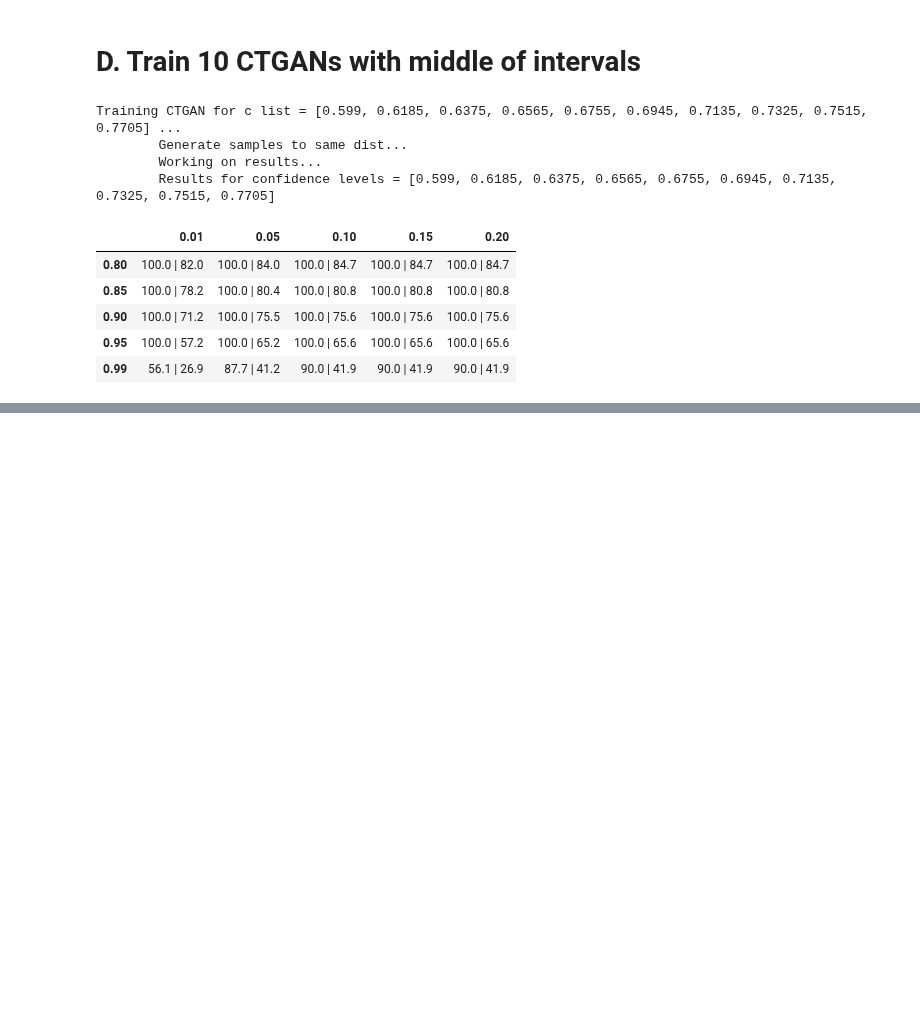
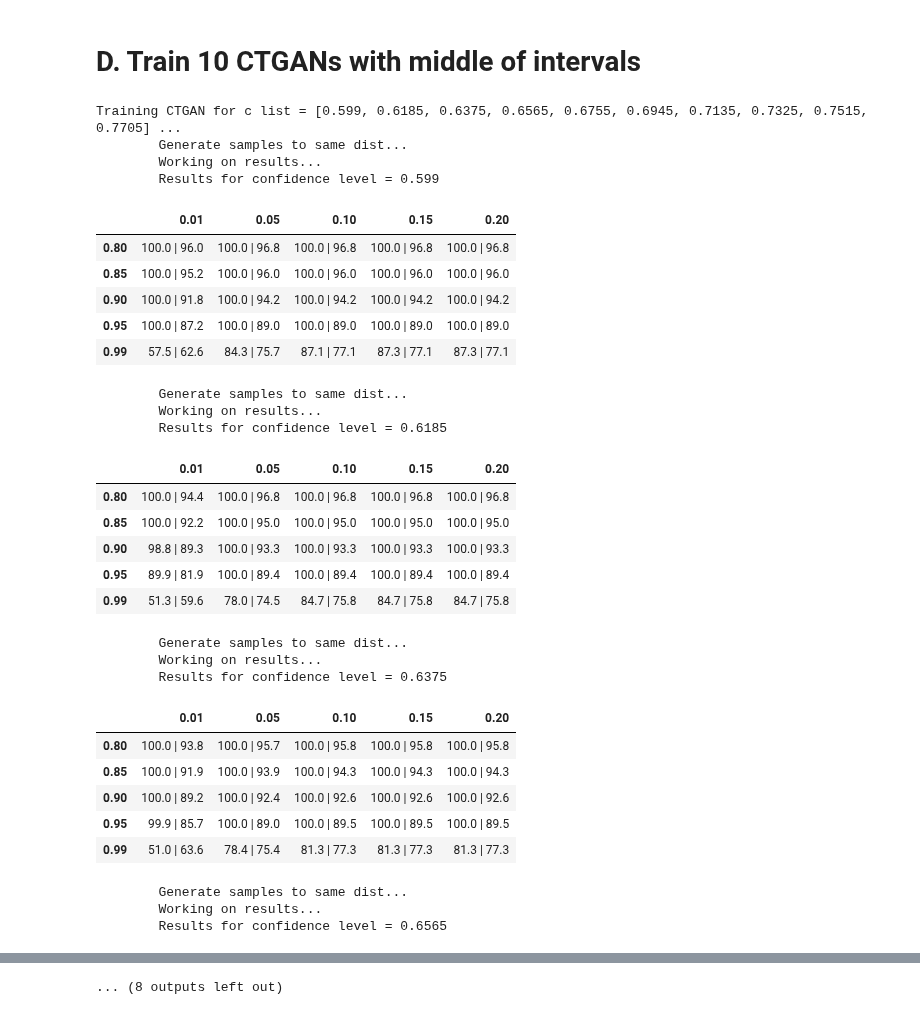
Before and after one commit to roye52371/CTGAN, a Jupyter notebook: German.ipynb, the cells around one changed output, grey strips where cells are left out. Saved outputs shown, nothing was run; the diff lists cells and outputs as text; code cells hidden in the pictures; blank space fills up the shorter version.

Commit message:
create a loop of confidence a sent it to sample' creating tables of result accordigly

```diff
--- a/German.ipynb
+++ b/German.ipynb
@@ -98,58 +98,80 @@ loss = 'log'
 #now ctgan synthesizer gets conf levels as input
 rf_ctgan = CTGANSynthesizer(batch_size=batch_size,
                             blackbox_model=rf,
                             preprocessing_pipeline=preprocessor,
                             bb_loss=loss,
                             confidence_levels=top_c_lst
                             )
 #print(rf_ctgan.confidence_levels)
 
 print(f"Training CTGAN for c list = {top_c_lst} ...")
 #removed conf level from fit input arguements
 allconf_levels_hist = rf_ctgan.fit(train_data=z,
                                    epochs=epochs,
                                    gen_lr=gen_lr,
                                    verbose=False
                                   )
 
 # rf_ctgan.save(f"{MODELS_PATH}/{dataset}_ctgan_c_{confidence_level}.pkl")
 # plot_losses(hist, title=f'{dataset} loss, c = {confidence_level}')
 # print()
 
-
-print("\tGenerate samples to same dist...")
-# Generate samples to same dist
-samples = 100000
-gen_data = rf_ctgan.sample(samples)
-y_prob = rf.predict_proba(gen_data)
-y_conf_gen = y_prob[:, 0]  # confidence scores
+#add here conf loop, send each conf to samples as input each loop
+for c in top_c_lst:
+    print("\tGenerate samples to same dist...")
+    # Generate samples to same dist
+    samples = 100000
+    gen_data = rf_ctgan.sample(samples,c)
+    y_prob = rf.predict_proba(gen_data)
+    y_conf_gen = y_prob[:, 0]  # confidence scores
 
 
-# ans is the indices of gen_data to make the same dist
-ans = gen_data_to_same_conf_dist_as_train(y_conf_gen, y_conf_train)
-gen_data_same_dist = gen_data.iloc[ans]
-y_conf_gen_same_dist = y_conf_gen[ans]
+    # ans is the indices of gen_data to make the same dist
+    ans = gen_data_to_same_conf_dist_as_train(y_conf_gen, y_conf_train)
+    gen_data_same_dist = gen_data.iloc[ans]
+    y_conf_gen_same_dist = y_conf_gen[ans]
 
-# inverse the generated data
-scaler = get_scaler(preprocessor)
-gen_data_inv = scaler.inverse_transform(gen_data_same_dist)
-gen_data_inv = pd.DataFrame(gen_data_inv)
+    # inverse the generated data
+    scaler = get_scaler(preprocessor)
+    gen_data_inv = scaler.inverse_transform(gen_data_same_dist)
+    gen_data_inv = pd.DataFrame(gen_data_inv)
 
-# y_conf_gen_same_dist, gen_data_inv what we want
-# results
-# E. Calculate coverage for each similarity and conf diff thresholds
-print(f"\tWorking on results...")
-results = table(gen_data_inv, X_train_pd, y_conf_gen_same_dist, y_conf_train)
-print(f"\tResults for confidence levels = {top_c_lst}")
-display(results)
+    # y_conf_gen_same_dist, gen_data_inv what we want
+    # results
+    # E. Calculate coverage for each similarity and conf diff thresholds
+    print(f"\tWorking on results...")
+    results = table(gen_data_inv, X_train_pd, y_conf_gen_same_dist, y_conf_train)
+    print(f"\tResults for confidence level = {c}")
+    display(results)
 # %% [output]
 Training CTGAN for c list = [0.599, 0.6185, 0.6375, 0.6565, 0.6755, 0.6945, 0.7135, 0.7325, 0.7515, 0.7705] ...
         Generate samples to same dist...
         Working on results...
-        Results for confidence levels = [0.599, 0.6185, 0.6375, 0.6565, 0.6755, 0.6945, 0.7135, 0.7325, 0.7515, 0.7705]
+        Results for confidence level = 0.599
 |  | 0.01 | 0.05 | 0.10 | 0.15 | 0.20 |
-| 0.80 | 100.0 | 82.0 | 100.0 | 84.0 | 100.0 | 84.7 | 100.0 | 84.7 | 100.0 | 84.7 |
-| 0.85 | 100.0 | 78.2 | 100.0 | 80.4 | 100.0 | 80.8 | 100.0 | 80.8 | 100.0 | 80.8 |
-| 0.90 | 100.0 | 71.2 | 100.0 | 75.5 | 100.0 | 75.6 | 100.0 | 75.6 | 100.0 | 75.6 |
-| 0.95 | 100.0 | 57.2 | 100.0 | 65.2 | 100.0 | 65.6 | 100.0 | 65.6 | 100.0 | 65.6 |
-| 0.99 | 56.1 | 26.9 | 87.7 | 41.2 | 90.0 | 41.9 | 90.0 | 41.9 | 90.0 | 41.9 |
+| 0.80 | 100.0 | 96.0 | 100.0 | 96.8 | 100.0 | 96.8 | 100.0 | 96.8 | 100.0 | 96.8 |
+| 0.85 | 100.0 | 95.2 | 100.0 | 96.0 | 100.0 | 96.0 | 100.0 | 96.0 | 100.0 | 96.0 |
+| 0.90 | 100.0 | 91.8 | 100.0 | 94.2 | 100.0 | 94.2 | 100.0 | 94.2 | 100.0 | 94.2 |
+| 0.95 | 100.0 | 87.2 | 100.0 | 89.0 | 100.0 | 89.0 | 100.0 | 89.0 | 100.0 | 89.0 |
+| 0.99 | 57.5 | 62.6 | 84.3 | 75.7 | 87.1 | 77.1 | 87.3 | 77.1 | 87.3 | 77.1 |
+        Generate samples to same dist...
+        Working on results...
+        Results for confidence level = 0.6185
+|  | 0.01 | 0.05 | 0.10 | 0.15 | 0.20 |
+| 0.80 | 100.0 | 94.4 | 100.0 | 96.8 | 100.0 | 96.8 | 100.0 | 96.8 | 100.0 | 96.8 |
+| 0.85 | 100.0 | 92.2 | 100.0 | 95.0 | 100.0 | 95.0 | 100.0 | 95.0 | 100.0 | 95.0 |
+| 0.90 | 98.8 | 89.3 | 100.0 | 93.3 | 100.0 | 93.3 | 100.0 | 93.3 | 100.0 | 93.3 |
+| 0.95 | 89.9 | 81.9 | 100.0 | 89.4 | 100.0 | 89.4 | 100.0 | 89.4 | 100.0 | 89.4 |
+| 0.99 | 51.3 | 59.6 | 78.0 | 74.5 | 84.7 | 75.8 | 84.7 | 75.8 | 84.7 | 75.8 |
+        Generate samples to same dist...
+        Working on results...
+        Results for confidence level = 0.6375
+|  | 0.01 | 0.05 | 0.10 | 0.15 | 0.20 |
+| 0.80 | 100.0 | 93.8 | 100.0 | 95.7 | 100.0 | 95.8 | 100.0 | 95.8 | 100.0 | 95.8 |
+| 0.85 | 100.0 | 91.9 | 100.0 | 93.9 | 100.0 | 94.3 | 100.0 | 94.3 | 100.0 | 94.3 |
+| 0.90 | 100.0 | 89.2 | 100.0 | 92.4 | 100.0 | 92.6 | 100.0 | 92.6 | 100.0 | 92.6 |
+| 0.95 | 99.9 | 85.7 | 100.0 | 89.0 | 100.0 | 89.5 | 100.0 | 89.5 | 100.0 | 89.5 |
+| 0.99 | 51.0 | 63.6 | 78.4 | 75.4 | 81.3 | 77.3 | 81.3 | 77.3 | 81.3 | 77.3 |
+        Generate samples to same dist...
+        Working on results...
+        Results for confidence level = 0.6565
@@ -155,0 +202 @@ Training CTGAN for c list = [0.599, 0.6185, 0.6375, 0.6565, 0.6755, 0.6945, 0.71
+... (8 outputs left out)
```
Also changed, not shown: parts of 1 cell of this notebook.
